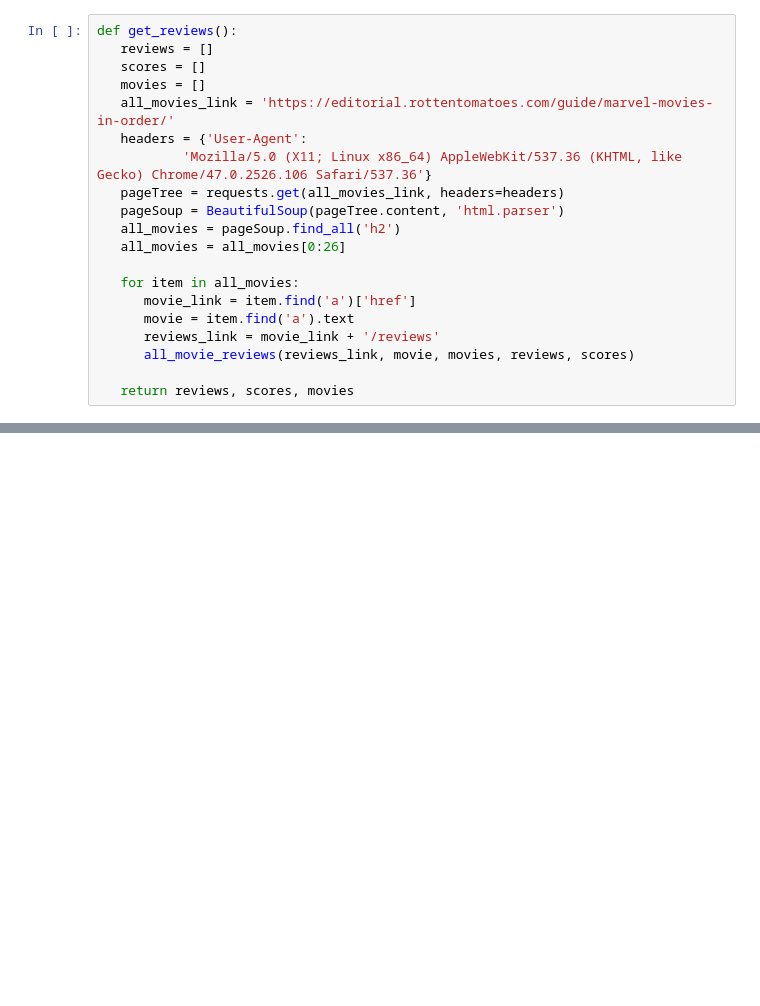
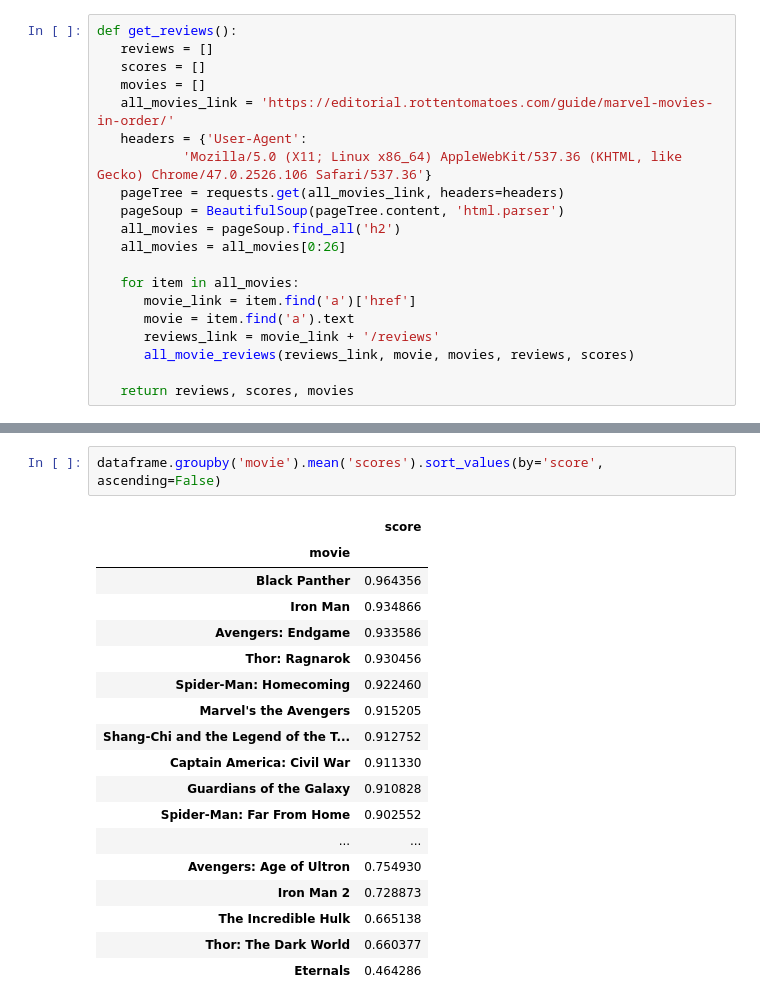
Before and after one commit to arturvilenskiy/data_science_portfolio, a Jupyter notebook: rotten_tomatoes_reviews.ipynb, the cells around one changed output, grey strips where cells are left out. Cells and saved outputs as stored; diff of their text form; blank space fills up the shorter version.

```diff
--- a/rotten_tomatoes_reviews.ipynb
+++ b/rotten_tomatoes_reviews.ipynb
@@ -90,0 +184,21 @@ reviews, scores, movies = get_reviews()
+# %%
+dataframe.groupby('movie').mean('scores').sort_values(by='score', ascending=False)
+# %% [output]
+|  | score |
+| movie |  |
+| Black Panther | 0.964356 |
+| Iron Man | 0.934866 |
+| Avengers: Endgame | 0.933586 |
+| Thor: Ragnarok | 0.930456 |
+| Spider-Man: Homecoming | 0.922460 |
+| Marvel's the Avengers | 0.915205 |
+| Shang-Chi and the Legend of the T... | 0.912752 |
+| Captain America: Civil War | 0.911330 |
+| Guardians of the Galaxy | 0.910828 |
+| Spider-Man: Far From Home | 0.902552 |
+| ... | ... |
+| Avengers: Age of Ultron | 0.754930 |
+| Iron Man 2 | 0.728873 |
+| The Incredible Hulk | 0.665138 |
+| Thor: The Dark World | 0.660377 |
+| Eternals | 0.464286 |
```
Also changed, not shown: parts of 27 cells of this notebook, 1 other file.
